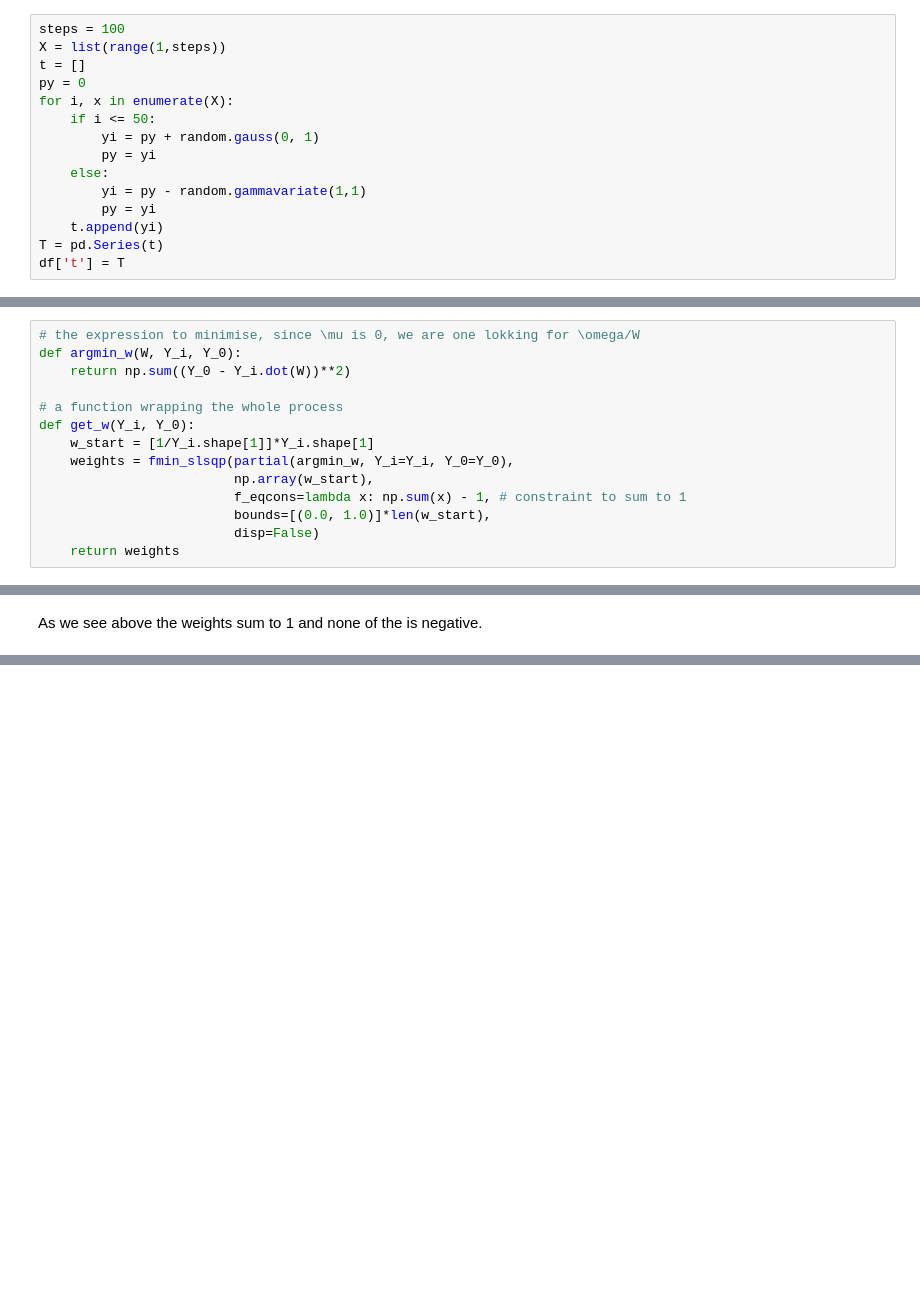
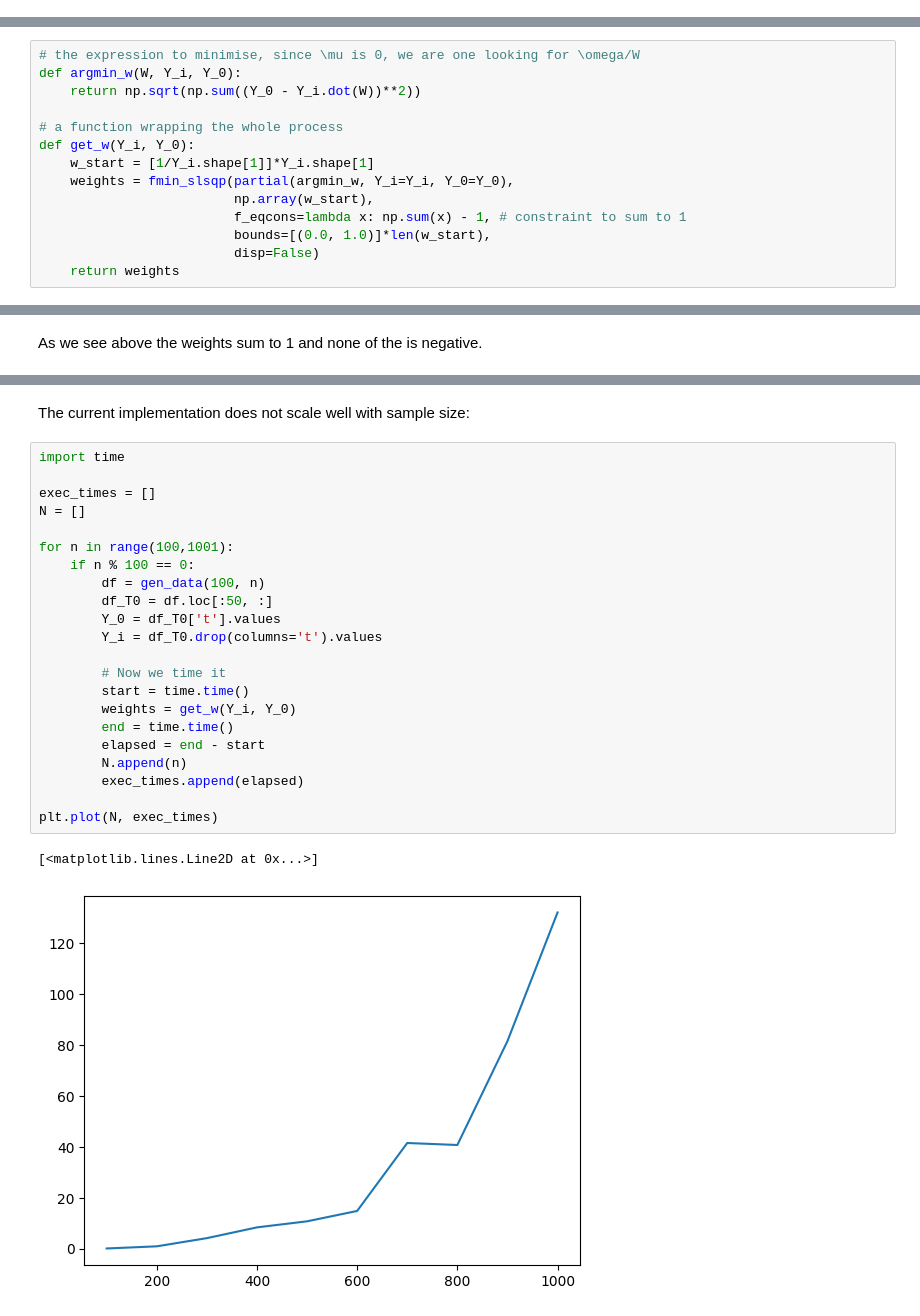
Before and after one commit to centre-for-care/costofcare, a Jupyter notebook: Synthetic_control_review.ipynb, the cells around one changed output, grey strips where cells are left out. Drawn from its saved outputs; the diff is of its cells as text; blank space fills up the shorter version.

```diff
--- a/Synthetic_control_review.ipynb
+++ b/Synthetic_control_review.ipynb
@@ -49,18 +30,3 @@ Y_{0_{t}} =
 $$
 # %% [markdown]
 Up until the 50th step the random walk should be fairly flat, but from 51th onwards, I'm a subtracting an always positve random number, representing a stark change in the trend.
-# %%
-steps = 100
-X = list(range(1,steps))
-t = []
-py = 0
-for i, x in enumerate(X):
-    if i <= 50:
-        yi = py + random.gauss(0, 1)
-        py = yi
-    else:
-        yi = py - random.gammavariate(1,1)
-        py = yi
-    t.append(yi)
-T = pd.Series(t)
-df['t'] = T
@@ -132,9 +133,9 @@ from toolz import reduce, partial
 import numpy as np
 from scipy.optimize import fmin_slsqp
 # %%
-# the expression to minimise, since \mu is 0, we are one lokking for \omega/W
+# the expression to minimise, since \mu is 0, we are one looking for \omega/W
 def argmin_w(W, Y_i, Y_0):
-    return np.sum((Y_0 - Y_i.dot(W))**2)
+    return np.sqrt(np.sum((Y_0 - Y_i.dot(W))**2))
 
 # a function wrapping the whole process
 def get_w(Y_i, Y_0):
@@ -185,0 +191,27 @@ plt.plot(synth, color='magenta') # the colour is so synthy
+# %% [markdown]
+The current implementation does not scale well with sample size:
+# %%
+import time
+
+exec_times = []
+N = []
+
+for n in range(100,1001):
+    if n % 100 == 0:
+        df = gen_data(100, n)
+        df_T0 = df.loc[:50, :]
+        Y_0 = df_T0['t'].values
+        Y_i = df_T0.drop(columns='t').values
+
+        # Now we time it
+        start = time.time()
+        weights = get_w(Y_i, Y_0)
+        end = time.time()
+        elapsed = end - start
+        N.append(n)
+        exec_times.append(elapsed)
+
+plt.plot(N, exec_times)
+# %% [output]
+[<matplotlib.lines.Line2D at 0x...>]
+[figure, added]
```
Also changed, not shown: parts of 17 cells of this notebook.
